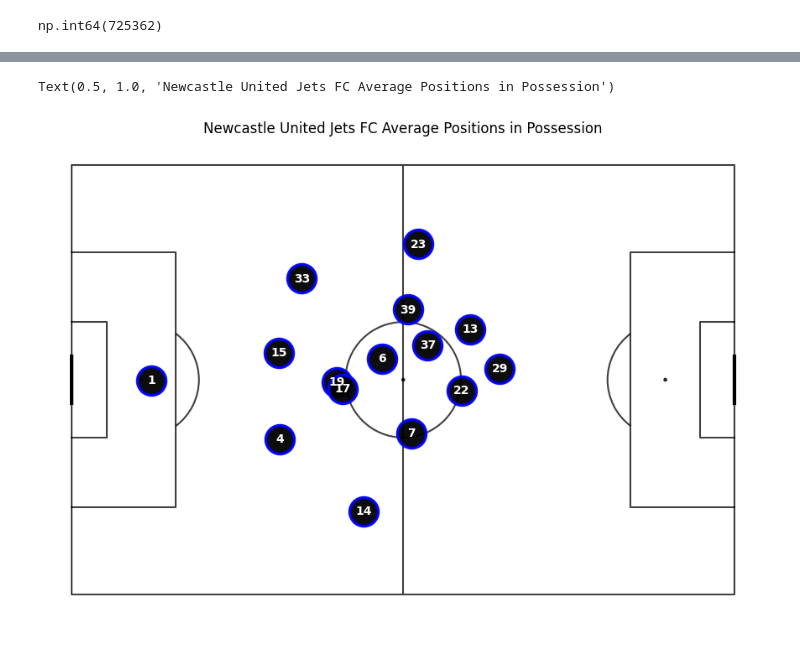
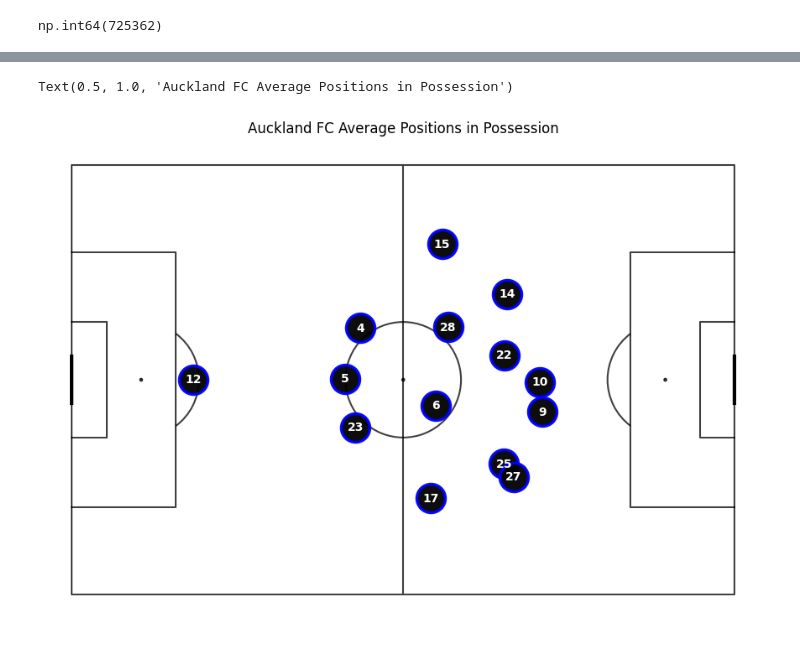
Before and after one commit to tahmeed14/footy_tracking_analysis, a Jupyter notebook: eda.ipynb, the cells around one changed output, grey strips where cells are left out. Drawn from its saved outputs; the diff is of its cells as text; code cells hidden in the pictures.

Commit message:
understanding the data

```diff
--- a/eda.ipynb
+++ b/eda.ipynb
@@ -226,7 +218,7 @@ players_df.head()
 # %%
 # Merging datasets
 enriched_tracking_data = tracking_df.merge(
-    players_df, left_on=["player_id"], right_on=["id"]
+    players_df, left_on=["player_id", "match_id"], right_on=["id", "match_id"]
 )
 enriched_tracking_data.head()
 # %% [output]
@@ -239,26 +231,24 @@ enriched_tracking_data.head()
 5 rows × 32 columns
 # %%
 # Filtering for frames with a team in possession
-filtered_df = enriched_tracking_data[
-    enriched_tracking_data["possession_group"].notnull()
-].copy()
-
+filtered_df = enriched_tracking_data[enriched_tracking_data["possession_group"].notnull()].copy()
 
 # We basically want to convert the X and Y to make sure we're always visualizing left to right. A player's XY will depend on the half so the straight average doesn't work
-
 filtered_df["direction_player"] = np.where(
     filtered_df["period"] == 1,
     filtered_df["direction_player_1st_half"],
     filtered_df["direction_player_2nd_half"],
 )
+# When going right to left, we flip the coordinates (We want our analysis to go from left to right)
 filtered_df["x"] = np.where(
     filtered_df["direction_player"] == "right_to_left",
-    -filtered_df["x"],
+    -filtered_df["x"], # when going right to left, flip coordinates
     filtered_df["x"],
 )  # Convert X
+
 filtered_df["y"] = np.where(
     filtered_df["direction_player"] == "right_to_left",
-    -filtered_df["y"],
+    -filtered_df["y"], # when going right to left, flip coordinates
     filtered_df["y"],
 )  # Convert Y
 
@@ -268,13 +258,14 @@ filtered_df["possession_team_name"] = np.where(
     filtered_df["home_team.name"],
     filtered_df["away_team.name"],
 )
+
 filtered_df["possession_flag"] = np.where(
-    filtered_df["possession_team_name"] == filtered_df["team_name"], "IP", "OOP"
+    filtered_df["possession_team_name"] == filtered_df["team_name"],
+    "IP", # In Possession
+    "OOP" # Out of Possession
 )
 
-
-# At this point all of our players have their X and Y adjusted from left to right , so we can aggregate for across the game
-
+# At this point all of our players have their X and Y adjusted from left to right , so we can aggregate for across the game to get their average position during the game
 aggregated_df = (
     filtered_df.groupby(
         [
@@ -292,7 +283,7 @@ aggregated_df = (
     .reset_index()
 )
 
-aggregated_df.sort_values(["possession_flag", "team_name"])
+aggregated_df.sort_values(["possession_flag", "team_name"]).head(5)
 # %% [output]
 |  | player_id | possession_group | team_name | possession_team_name | possession_flag | start_time | number | ... |
 | 1 | 14736 | home team | Auckland FC | Auckland FC | IP | 00:00:00 | 6 | ... |
@@ -327,9 +307,10 @@ fig, ax = pitch.grid(figheight=8, endnote_height=0, title_height=0)
 
 
 # What to visualize
-possession = "IP"  # or 'OOP'
+possession = "OOP"  # or 'OOP'
+possession = "IP"
 team = aggregated_df.team_name.unique().tolist()[
-    1
+    0
 ]  # Pick one team, you can use the name directly
 
 viz_ip = aggregated_df[
@@ -342,32 +323,32 @@ ax.scatter(
     viz_ip["x"],
     viz_ip["y"],
     c="black",
     alpha=0.95,
     s=600,
     edgecolors="blue",
     linewidths=2.5,
     zorder=10,
     label="team",
 )
 
 
 # Annotate player numbers
 for i, row in viz_ip.iterrows():
     ax.text(
         row["x"],
         row["y"],
         str(row["number"]),
         color="white",
         fontweight="bold",
         fontsize=10,
         ha="center",
         va="center",
         zorder=16,
     )
 
 ax.set_title(f"{team} Average Positions in Possession")
 
 # fig.savefig("my_visualised_tracking_data.png", dpi=300, format="png")
 # %% [output]
-Text(0.5, 1.0, 'Newcastle United Jets FC Average Positions in Possession')
+Text(0.5, 1.0, 'Auckland FC Average Positions in Possession')
-[figure, old version]
+[figure, new version]
```
Also changed, not shown: parts of 20 cells of this notebook.
